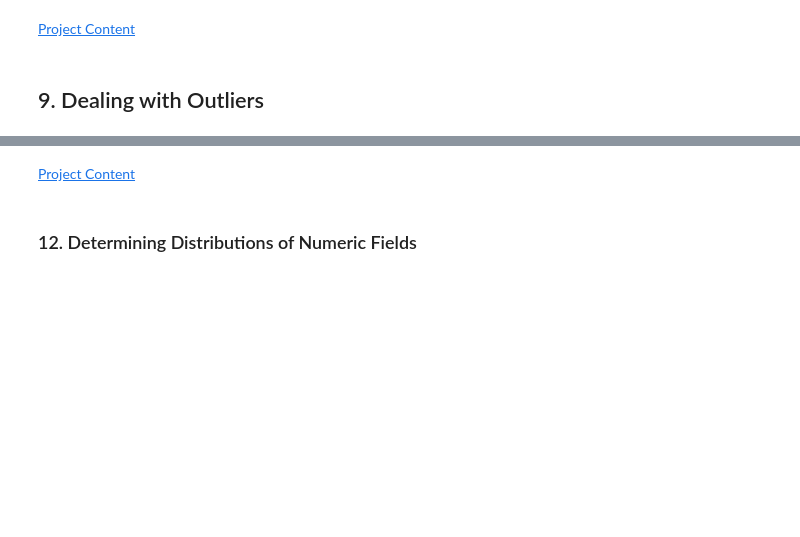
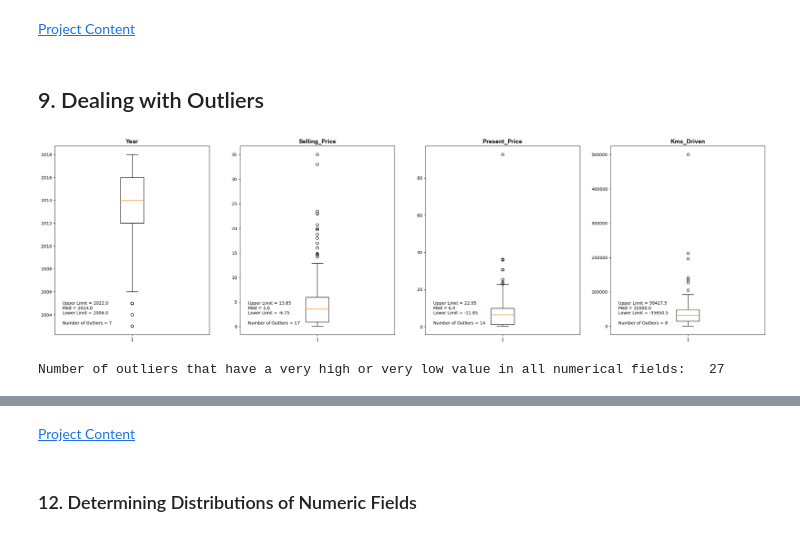
Before and after one commit to mamishere/Car-Dataset, a Jupyter notebook: Car-Dataset.ipynb, the cells around one changed output, grey strips where cells are left out. Cells and saved outputs as stored; diff of their text form; code cells hidden in the pictures; blank space fills up the shorter version.

```diff
--- a/Car-Dataset.ipynb
+++ b/Car-Dataset.ipynb
@@ -396,7 +404,7 @@ for field in cat_f:
                 labeldistance = 100, startangle = 110, colors = colors, shadow = True,
                 explode = explode * len(np.array(df[field].value_counts())))
 
-    axis[i].set_title(cat_f[i], fontdict = title_font)
+    axis[i].set_title(field, fontdict = title_font)
     axis[i].legend(field_unique_values_list, loc = "upper right", frameon = False)
 
 plt.show()
@@ -509,3 +517,36 @@ f_vif_function(df[num_f + cat_f_int], omited_fields = ["Selling_Price"])
 [Project Content](#0)
 # %% [markdown]
 ## 9. Dealing with Outliers <a id = 9></a>
+# %%
+title_font = {"family" : "arial", "color" : "k", "weight" : "bold", "size" : 14}
+text_font = {"family" : "arial", "color" : "k", "size" : 10}
+
+figure, axis = plt.subplots(1, 4, figsize = (30, 8))
+outliers_index_list = []
+
+for field in num_f:
+
+    i = num_f.index(field)
+    q1 = df[field].quantile(q = 0.25)
+    q3 = df[field].quantile(q = 0.75)
+    iqr = q3 - q1
+    u = round(q3 + 1.5 * iqr, 2)
+    l = round(q1 - 1.5 * iqr, 2)
+
+    outliers_df = pd.concat([df[df[field] > u], df[df[field] < l]])
+    outliers_index_list += list(outliers_df.index)
+
+    axis[i].boxplot(df[field])
+    axis[i].set_title(field, fontdict = title_font)
+    axis[i].annotate(f"""Upper Limit = {u}\nMed = {df[field].median()}\nLower Limit = {l}\n\nNumber of Outliers = {len(outliers_df)}""",
+                     xy = (0.05, 0.05), xycoords = "axes fraction", fontsize = 10, horizontalalignment = "left", verticalalignment = "bottom")
+
+plt.show()
+# %% [output]
+[figure, added]
+# %%
+outliers_index_list = list(set(outliers_index_list))
+
+print("Number of outliers that have a very high or very low value in all numerical fields:  ", len(outliers_index_list))
+# %% [output]
+Number of outliers that have a very high or very low value in all numerical fields:   27
```
Also changed, not shown: parts of 28 cells of this notebook.
